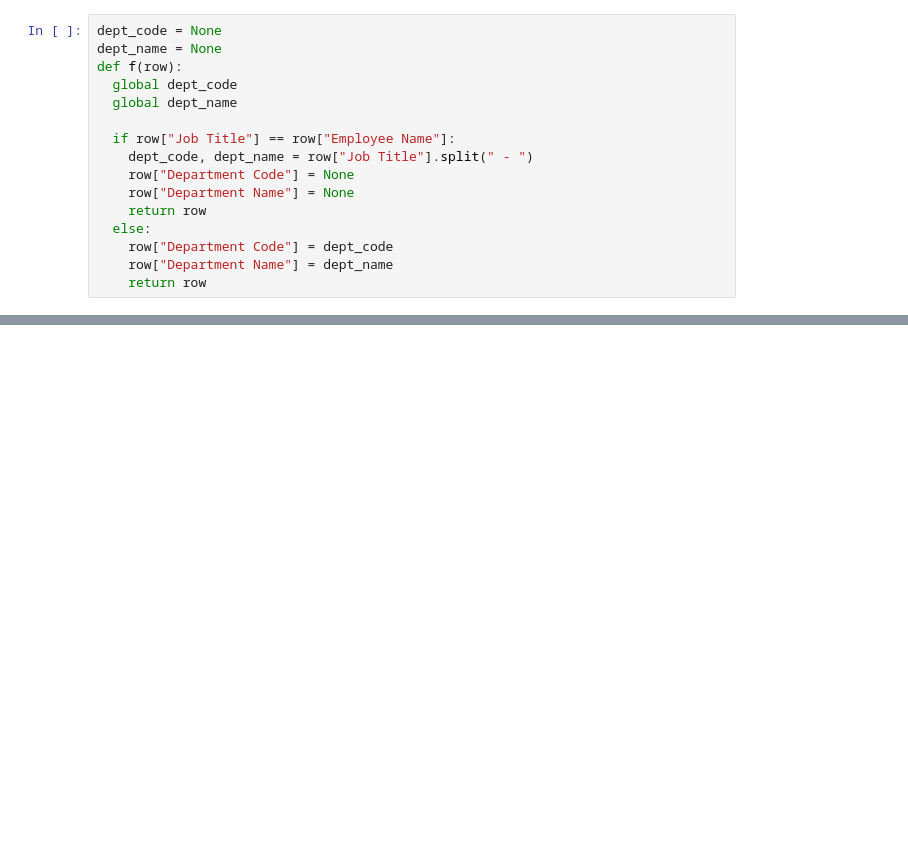
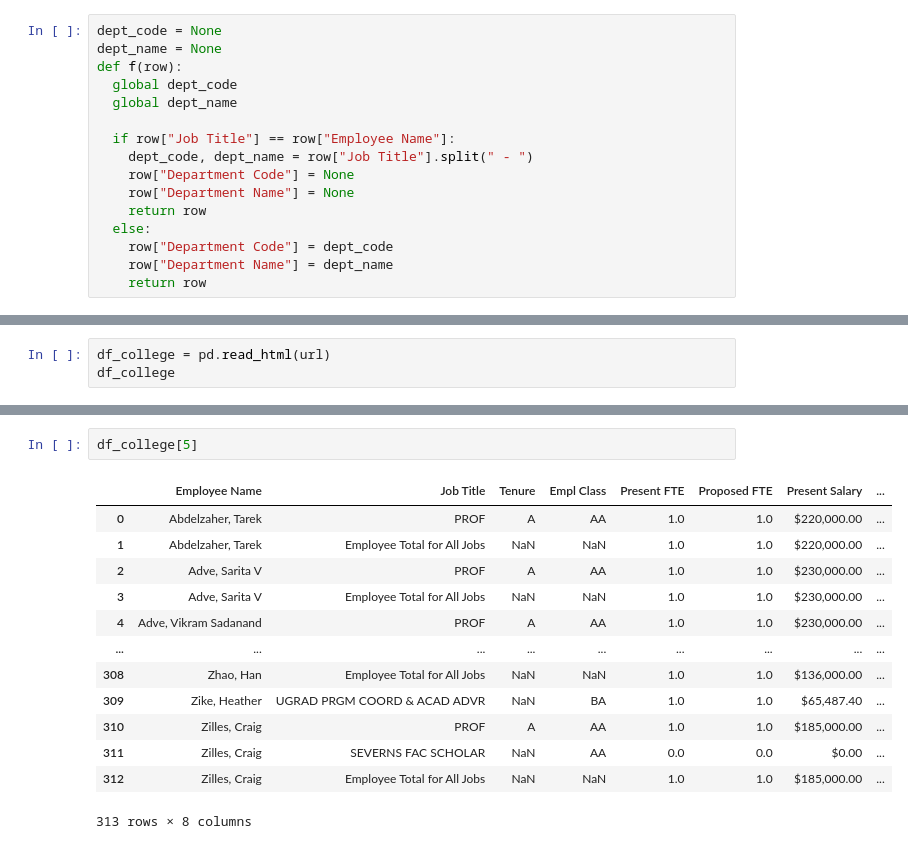
Before and after one commit to wadefagen/datasets, a Jupyter notebook: graybook/src/scrapeActive.ipynb, the cells around one changed output, grey strips where cells are left out. Saved outputs shown, nothing was run; the diff lists cells and outputs as text; blank space fills up the shorter version.

```diff
--- a/graybook/src/scrapeActive.ipynb
+++ b/graybook/src/scrapeActive.ipynb
@@ -27,0 +236,3 @@ def f(row):
+# %%
+df_college = pd.read_html(url)
+df_college
@@ -28,3 +257,19 @@ def f(row):
+# %%
+df_college[5]
+# %% [output]
+|  | Employee Name | Job Title | Tenure | Empl Class | Present FTE | Proposed FTE | Present Salary | ... |
+| 0 | Abdelzaher, Tarek | PROF | A | AA | 1.0 | 1.0 | $220,000.00 | ... |
+| 1 | Abdelzaher, Tarek | Employee Total for All Jobs | NaN | NaN | 1.0 | 1.0 | $220,000.00 | ... |
+| 2 | Adve, Sarita V | PROF | A | AA | 1.0 | 1.0 | $230,000.00 | ... |
+| 3 | Adve, Sarita V | Employee Total for All Jobs | NaN | NaN | 1.0 | 1.0 | $230,000.00 | ... |
+| 4 | Adve, Vikram Sadanand | PROF | A | AA | 1.0 | 1.0 | $230,000.00 | ... |
+| ... | ... | ... | ... | ... | ... | ... | ... | ... |
+| 308 | Zhao, Han | Employee Total for All Jobs | NaN | NaN | 1.0 | 1.0 | $136,000.00 | ... |
+| 309 | Zike, Heather | UGRAD PRGM COORD & ACAD ADVR | NaN | BA | 1.0 | 1.0 | $65,487.40 | ... |
+| 310 | Zilles, Craig | PROF | A | AA | 1.0 | 1.0 | $185,000.00 | ... |
+| 311 | Zilles, Craig | SEVERNS FAC SCHOLAR | NaN | AA | 0.0 | 0.0 | $0.00 | ... |
+| 312 | Zilles, Craig | Employee Total for All Jobs | NaN | NaN | 1.0 | 1.0 | $185,000.00 | ... |
+313 rows × 8 columns
 # %%
 from time import sleep
 
```
Also changed, not shown: parts of 20 cells of this notebook, 1 other file.
